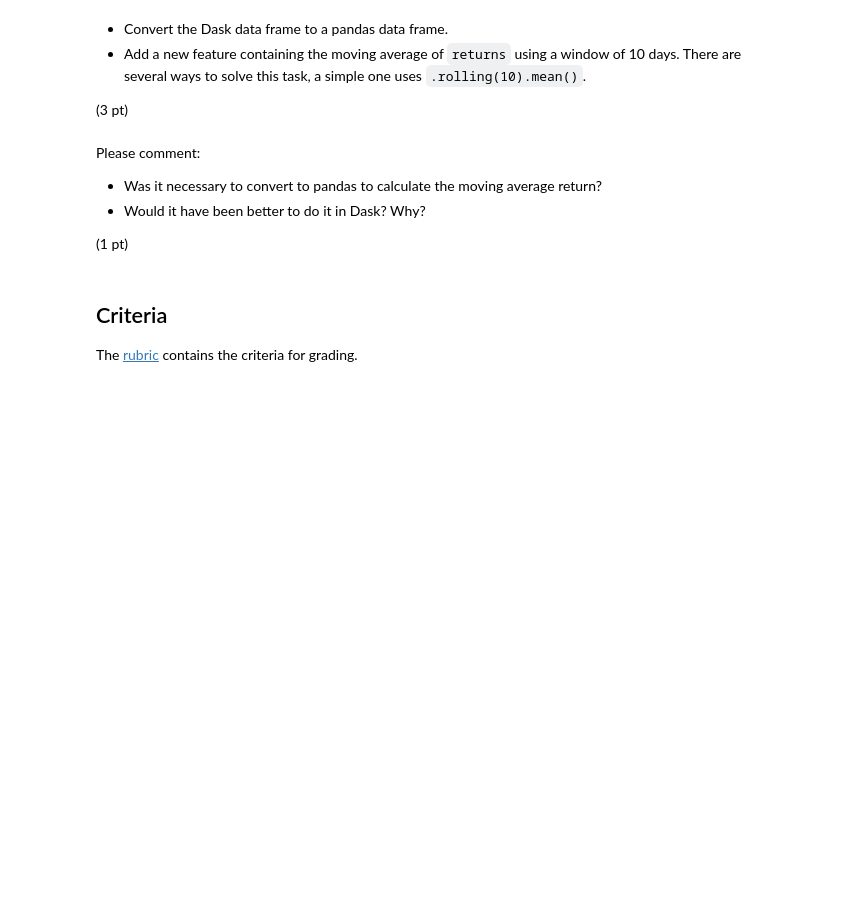
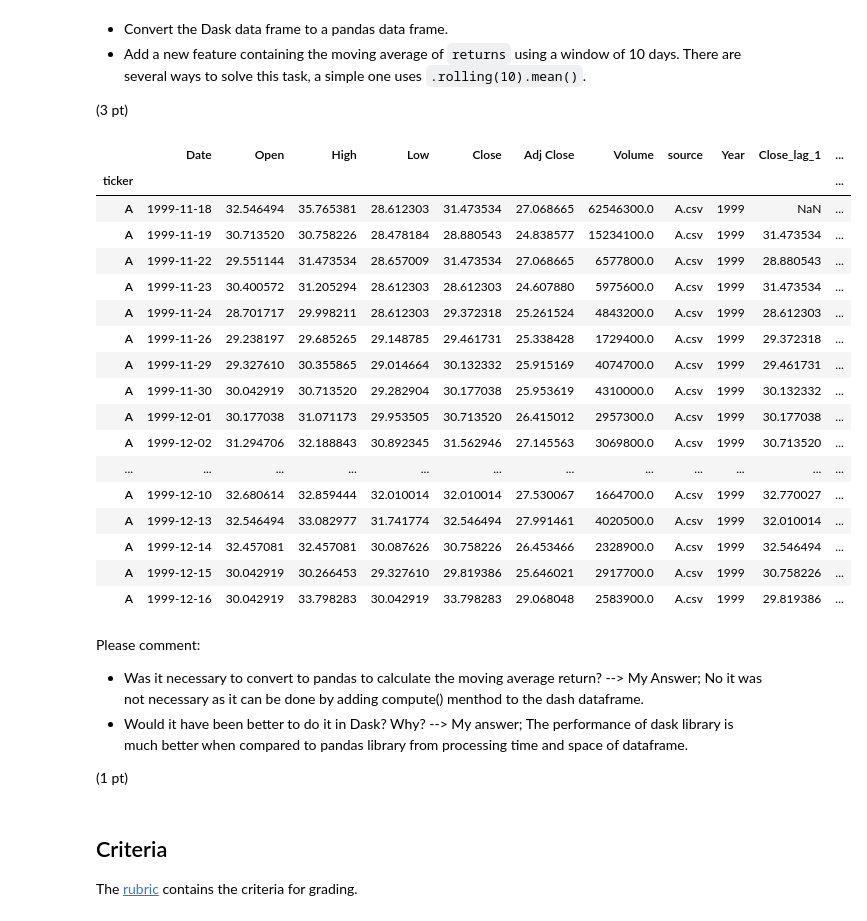
Before and after one commit to omaralfaqih6/production, a Jupyter notebook: 02_activities/assignments/assignment_1.ipynb, the cells around one changed output. Cells and saved outputs as stored; diff of their text form; code cells hidden in the pictures; blank space fills up the shorter version.

Commit message:
I completed the assignment and it is ready for review.

```diff
--- a/02_activities/assignments/assignment_1.ipynb
+++ b/02_activities/assignments/assignment_1.ipynb
@@ -27,6 +28,10 @@ import dask.dataframe as dd
 import os
 from glob import glob
 
+PRICE_DATA = os.getenv('PRICE_DATA')
 # Write your code below.
-price_par = glob(os.path.join(os.getenv('PRICE_DATA'), "**/*.parquet"), recursive=True)
-price_par
+parquet_files = glob(os.path.join(PRICE_DATA, "**/*.parquet"), recursive=True)
+
+dd_px = dd.read_parquet(parquet_files).set_index("ticker") #read all parquet files
+
+dd_px.compute()
@@ -50,0 +68,11 @@ import dask.dataframe as dd
+# %%
+# Write your code below.
+
+dd_feat = dd_px.groupby('ticker', group_keys=False).apply(lambda x: x.assign(
+    Close_lag_1 = x['Close'].shift(1),
+    Adj_Close_lag_1 = x['Adj Close'].shift(1),
+    Returns = x['Close'] / x['Close'].shift(1) - 1,
+    Hi_Lo_range = x['High'] - x['Low']
+
+))
+dd_feat.compute()
@@ -58,8 +102,37 @@ import dask.dataframe as dd
+# %%
+# Write your code below.
+df_feat = dd_feat.compute() #convert dask dataframe to pandas dataframe
+df_feat = df_feat.sort_values(['ticker', 'Date']) #sorting based on ticker and date as  the mean required is based on the previous 10 days
+# df_feat ['Returns_MA_10'] = df_feat.groupby('ticker')['Returns'].transform(lambda x: x.rolling(10).mean())
+# df_feat ['Returns_MA_10'] = df_feat.groupby('ticker', group_keys=False).apply(lambda x: x.rolling(10).mean())
+df_feat = df_feat.groupby('ticker', group_keys=False).apply(lambda x: x.assign(
+    Returns_MA_10 = x['Returns'].rolling(10).mean()))
+# %%
+df_feat.head(20)
+# %% [output]
+|  | Date | Open | High | Low | Close | Adj Close | Volume | source | Year | Close_lag_1 | ... |
+| ticker |  |  |  |  |  |  |  |  |  |  | ... |
+| A | 1999-11-18 | 32.546494 | 35.765381 | 28.612303 | 31.473534 | 27.068665 | 62546300.0 | A.csv | 1999 | NaN | ... |
+| A | 1999-11-19 | 30.713520 | 30.758226 | 28.478184 | 28.880543 | 24.838577 | 15234100.0 | A.csv | 1999 | 31.473534 | ... |
+| A | 1999-11-22 | 29.551144 | 31.473534 | 28.657009 | 31.473534 | 27.068665 | 6577800.0 | A.csv | 1999 | 28.880543 | ... |
+| A | 1999-11-23 | 30.400572 | 31.205294 | 28.612303 | 28.612303 | 24.607880 | 5975600.0 | A.csv | 1999 | 31.473534 | ... |
+| A | 1999-11-24 | 28.701717 | 29.998211 | 28.612303 | 29.372318 | 25.261524 | 4843200.0 | A.csv | 1999 | 28.612303 | ... |
+| A | 1999-11-26 | 29.238197 | 29.685265 | 29.148785 | 29.461731 | 25.338428 | 1729400.0 | A.csv | 1999 | 29.372318 | ... |
+| A | 1999-11-29 | 29.327610 | 30.355865 | 29.014664 | 30.132332 | 25.915169 | 4074700.0 | A.csv | 1999 | 29.461731 | ... |
+| A | 1999-11-30 | 30.042919 | 30.713520 | 29.282904 | 30.177038 | 25.953619 | 4310000.0 | A.csv | 1999 | 30.132332 | ... |
+| A | 1999-12-01 | 30.177038 | 31.071173 | 29.953505 | 30.713520 | 26.415012 | 2957300.0 | A.csv | 1999 | 30.177038 | ... |
+| A | 1999-12-02 | 31.294706 | 32.188843 | 30.892345 | 31.562946 | 27.145563 | 3069800.0 | A.csv | 1999 | 30.713520 | ... |
+| ... | ... | ... | ... | ... | ... | ... | ... | ... | ... | ... | ... |
+| A | 1999-12-10 | 32.680614 | 32.859444 | 32.010014 | 32.010014 | 27.530067 | 1664700.0 | A.csv | 1999 | 32.770027 | ... |
+| A | 1999-12-13 | 32.546494 | 33.082977 | 31.741774 | 32.546494 | 27.991461 | 4020500.0 | A.csv | 1999 | 32.010014 | ... |
+| A | 1999-12-14 | 32.457081 | 32.457081 | 30.087626 | 30.758226 | 26.453466 | 2328900.0 | A.csv | 1999 | 32.546494 | ... |
+| A | 1999-12-15 | 30.042919 | 30.266453 | 29.327610 | 29.819386 | 25.646021 | 2917700.0 | A.csv | 1999 | 30.758226 | ... |
+| A | 1999-12-16 | 30.042919 | 33.798283 | 30.042919 | 33.798283 | 29.068048 | 2583900.0 | A.csv | 1999 | 29.819386 | ... |
 # %% [markdown]
 Please comment:
 
-+ Was it necessary to convert to pandas to calculate the moving average return?
-+ Would it have been better to do it in Dask? Why?
++ Was it necessary to convert to pandas to calculate the moving average return? --> My Answer; No it was not necessary as it can be done by adding compute() menthod to the dash dataframe.
++ Would it have been better to do it in Dask? Why? --> My answer;  The performance of dask library is much better when compared to pandas library from processing time and space of dataframe.
 
 (1 pt)
 # %% [markdown]
```
Also changed, not shown: parts of 5 cells of this notebook.
